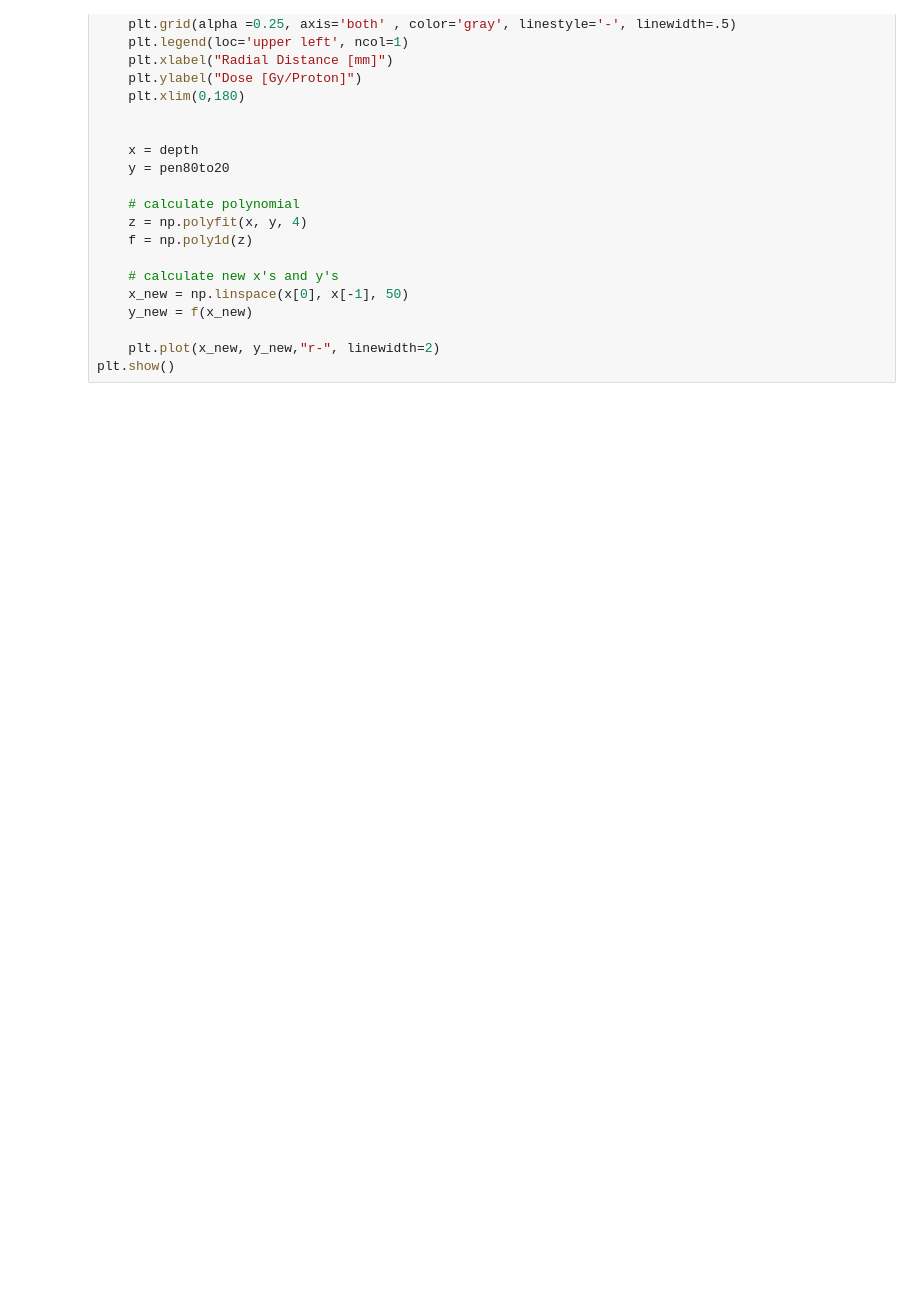
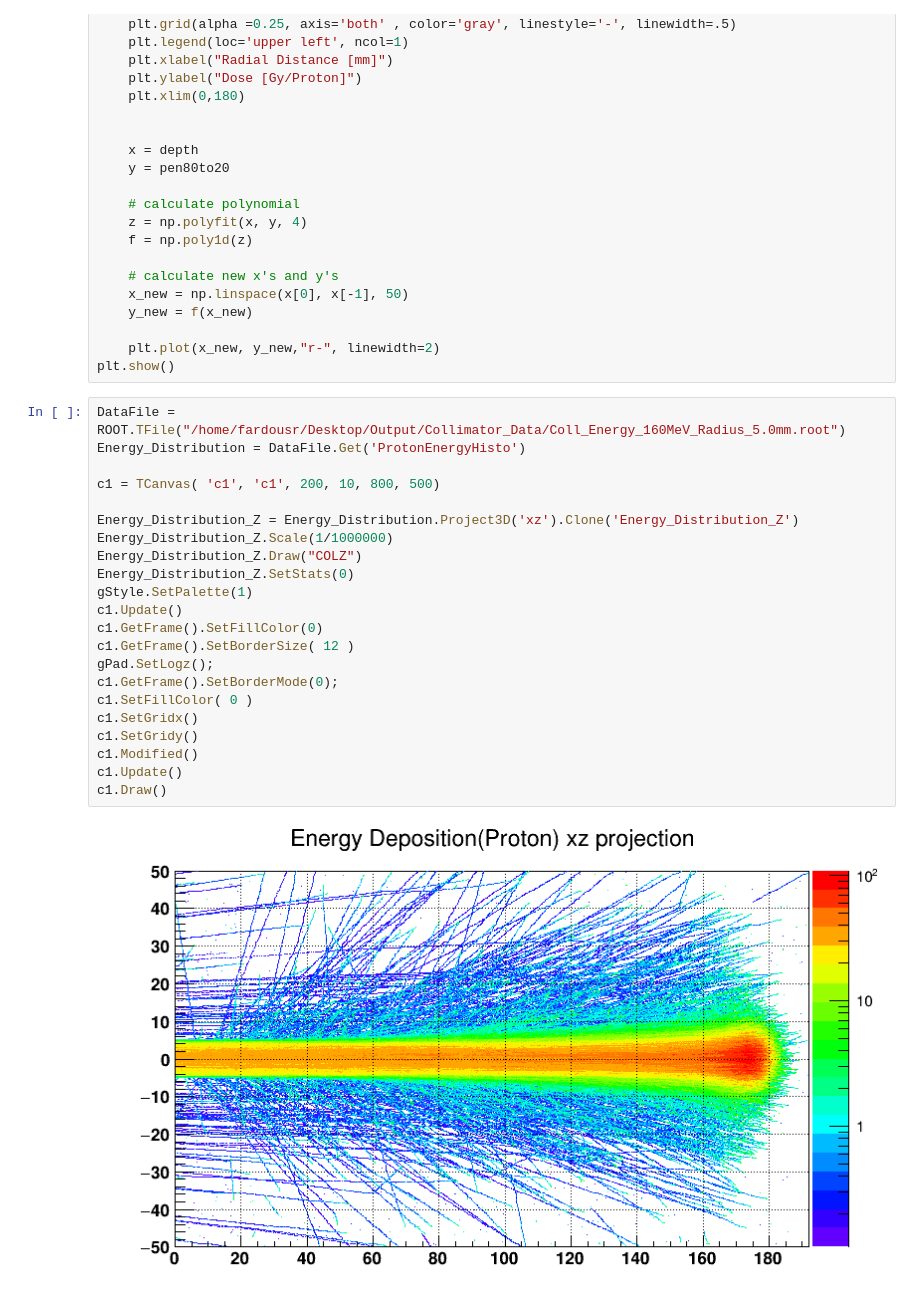
Before and after one commit to FardousR/Proton-Beam-Analysis, a Jupyter notebook: Python/Test.ipynb, the cells around one changed output. Saved outputs shown, nothing was run; the diff lists cells and outputs as text; blank space fills up the shorter version.

```diff
--- a/Python/Test.ipynb
+++ b/Python/Test.ipynb
@@ -1208,3 +1208,27 @@ for k in range(7):
 
     plt.plot(x_new, y_new,"r-", linewidth=2)
 plt.show()
+# %%
+DataFile = ROOT.TFile("/home/fardousr/Desktop/Output/Collimator_Data/Coll_Energy_160MeV_Radius_5.0mm.root")
+Energy_Distribution = DataFile.Get('ProtonEnergyHisto')
+
+c1 = TCanvas( 'c1', 'c1', 200, 10, 800, 500)
+
+Energy_Distribution_Z = Energy_Distribution.Project3D('xz').Clone('Energy_Distribution_Z')
+Energy_Distribution_Z.Scale(1/1000000)
+Energy_Distribution_Z.Draw("COLZ")
+Energy_Distribution_Z.SetStats(0)
+gStyle.SetPalette(1)
+c1.Update()
+c1.GetFrame().SetFillColor(0)
+c1.GetFrame().SetBorderSize( 12 )
+gPad.SetLogz();
+c1.GetFrame().SetBorderMode(0);
+c1.SetFillColor( 0 )
+c1.SetGridx()
+c1.SetGridy()
+c1.Modified()
+c1.Update()
+c1.Draw()
+# %% [output]
+[figure, added]
```
Also changed, not shown: parts of 2 cells of this notebook, 5 other files.
